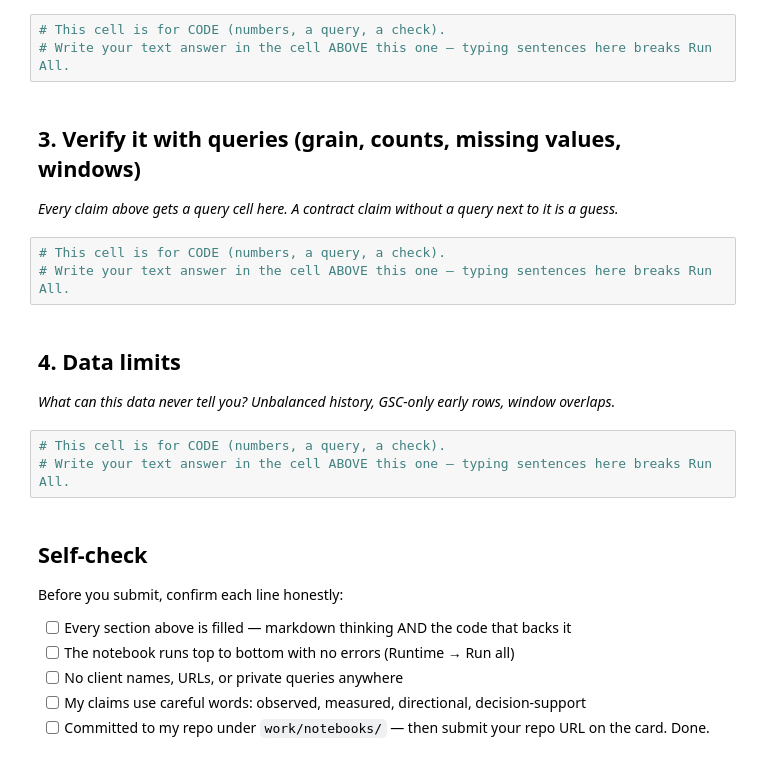
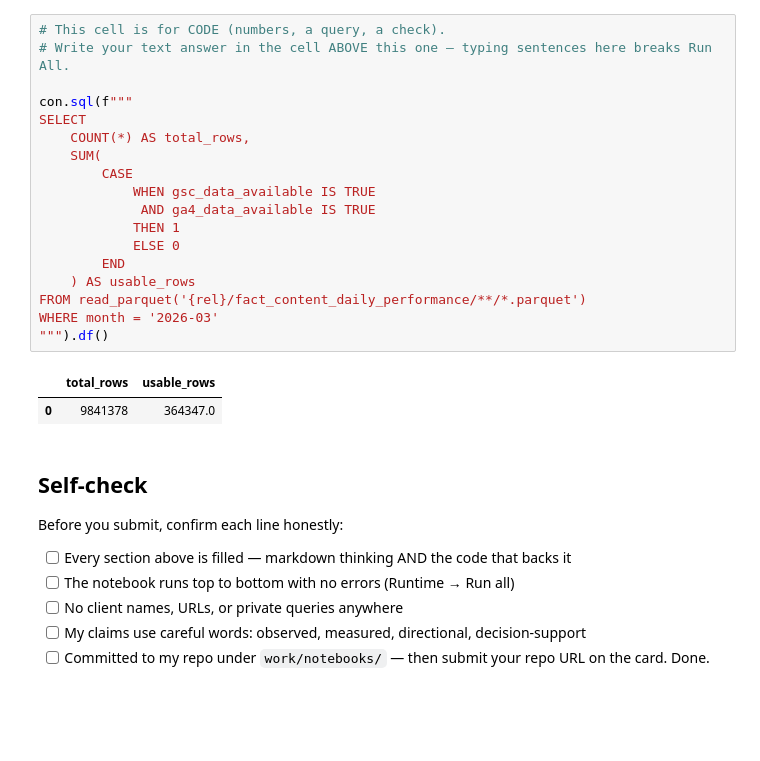
Before and after one commit to yara-08/ML-FlyRank-Internship2, a Jupyter notebook: work/notebooks/w03_data_contract.ipynb, the cells around one changed output. Drawn from its saved outputs; the diff is of its cells as text; blank space fills up the shorter version.

```diff
--- a/work/notebooks/w03_data_contract.ipynb
+++ b/work/notebooks/w03_data_contract.ipynb
@@ -20,20 +209,24 @@ This skeleton is yours to fill. Work the sections **in order** — each one has
 # %%
 # This cell is for CODE (numbers, a query, a check).
 # Write your text answer in the cell ABOVE this one — typing sentences here breaks Run All.
+
+con.sql(f"""
+SELECT
+    COUNT(*) AS total_rows,
+    SUM(
+        CASE
+            WHEN gsc_data_available IS TRUE
+             AND ga4_data_available IS TRUE
+            THEN 1
+            ELSE 0
+        END
+    ) AS usable_rows
+FROM read_parquet('{rel}/fact_content_daily_performance/**/*.parquet')
+WHERE month = '2026-03'
+""").df()
+# %% [output]
+|  | total_rows | usable_rows |
+| 0 | 9841378 | 364347.0 |
-# %% [markdown]
-## 3. Verify it with queries (grain, counts, missing values, windows)
-
-*Every claim above gets a query cell here. A contract claim without a query next to it is a guess.*
-# %%
-# This cell is for CODE (numbers, a query, a check).
-# Write your text answer in the cell ABOVE this one — typing sentences here breaks Run All.
-# %% [markdown]
-## 4. Data limits
-
-*What can this data never tell you? Unbalanced history, GSC-only early rows, window overlaps.*
-# %%
-# This cell is for CODE (numbers, a query, a check).
-# Write your text answer in the cell ABOVE this one — typing sentences here breaks Run All.
 # %% [markdown]
 ## Self-check
 
```
Also changed, not shown: parts of 13 cells of this notebook.
